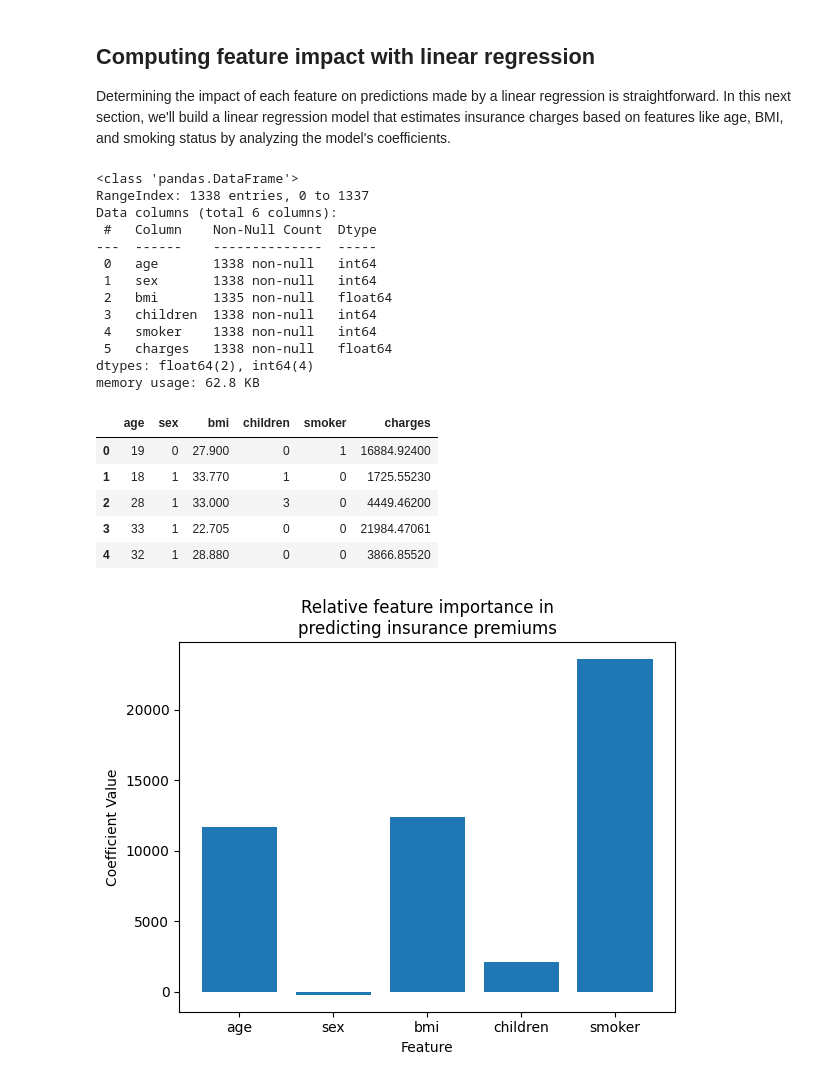
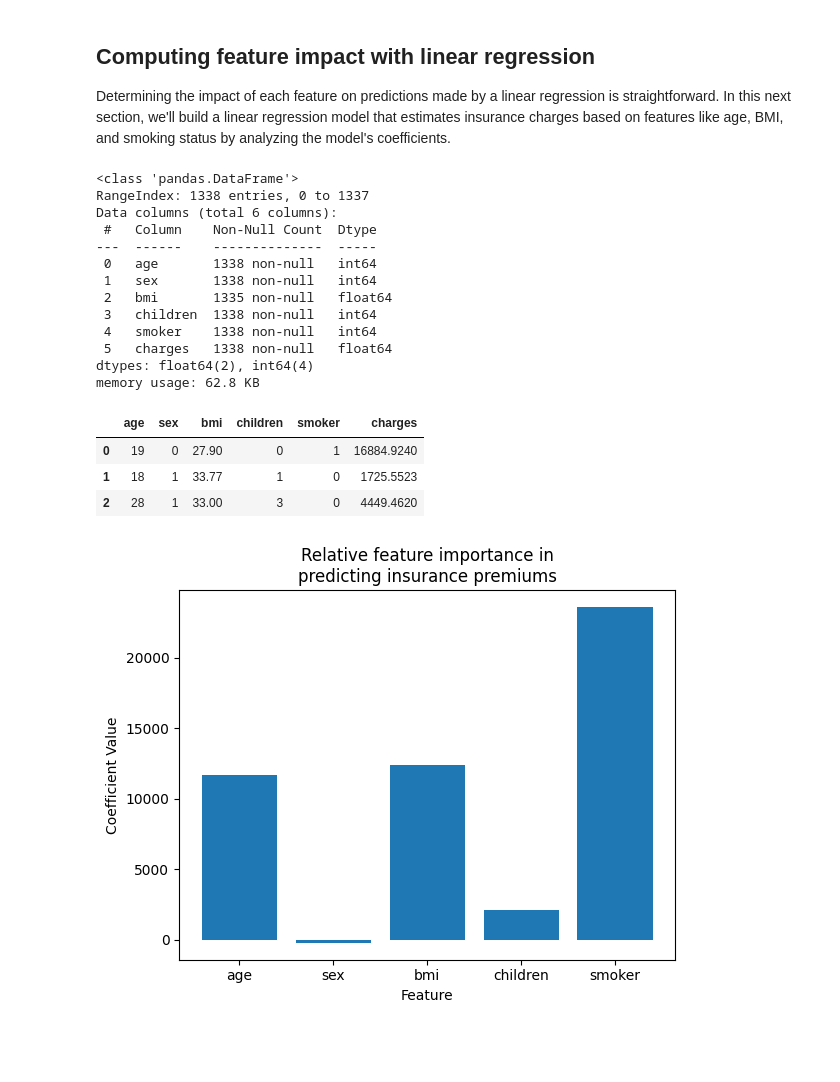
Before and after one commit to MichaelSzczepaniak/MLAIProjects, a Jupyter notebook: ExplainableML/ExplainableML.ipynb, the cells around one changed output. Saved outputs shown, nothing was run; the diff lists cells and outputs as text; code cells hidden in the pictures; blank space fills up the shorter version.

```diff
--- a/ExplainableML/ExplainableML.ipynb
+++ b/ExplainableML/ExplainableML.ipynb
@@ -120,27 +126,25 @@ Determining the impact of each feature on predictions made by a linear regressio
 # %%
 df_ins = pd.read_csv('./data/insurance.csv')
 df_ins.info()  # some bmi missing values
-df_ins.head()
+df_ins.head(3)
 # %% [output]
 <class 'pandas.DataFrame'>
 RangeIndex: 1338 entries, 0 to 1337
 Data columns (total 6 columns):
  #   Column    Non-Null Count  Dtype
 ---  ------    --------------  -----
  0   age       1338 non-null   int64
  1   sex       1338 non-null   int64
  2   bmi       1335 non-null   float64
  3   children  1338 non-null   int64
  4   smoker    1338 non-null   int64
  5   charges   1338 non-null   float64
 dtypes: float64(2), int64(4)
 memory usage: 62.8 KB
 |  | age | sex | bmi | children | smoker | charges |
-| 0 | 19 | 0 | 27.900 | 0 | 1 | 16884.92400 |
-| 1 | 18 | 1 | 33.770 | 1 | 0 | 1725.55230 |
-| 2 | 28 | 1 | 33.000 | 3 | 0 | 4449.46200 |
-| 3 | 33 | 1 | 22.705 | 0 | 0 | 21984.47061 |
-| 4 | 32 | 1 | 28.880 | 0 | 0 | 3866.85520 |
+| 0 | 19 | 0 | 27.90 | 0 | 1 | 16884.9240 |
+| 1 | 18 | 1 | 33.77 | 1 | 0 | 1725.5523 |
+| 2 | 28 | 1 | 33.00 | 3 | 0 | 4449.4620 |
 # %%
 # drop rows with missing values
 df_ins.dropna(inplace=True)
```
Also changed, not shown: parts of 22 cells of this notebook.
